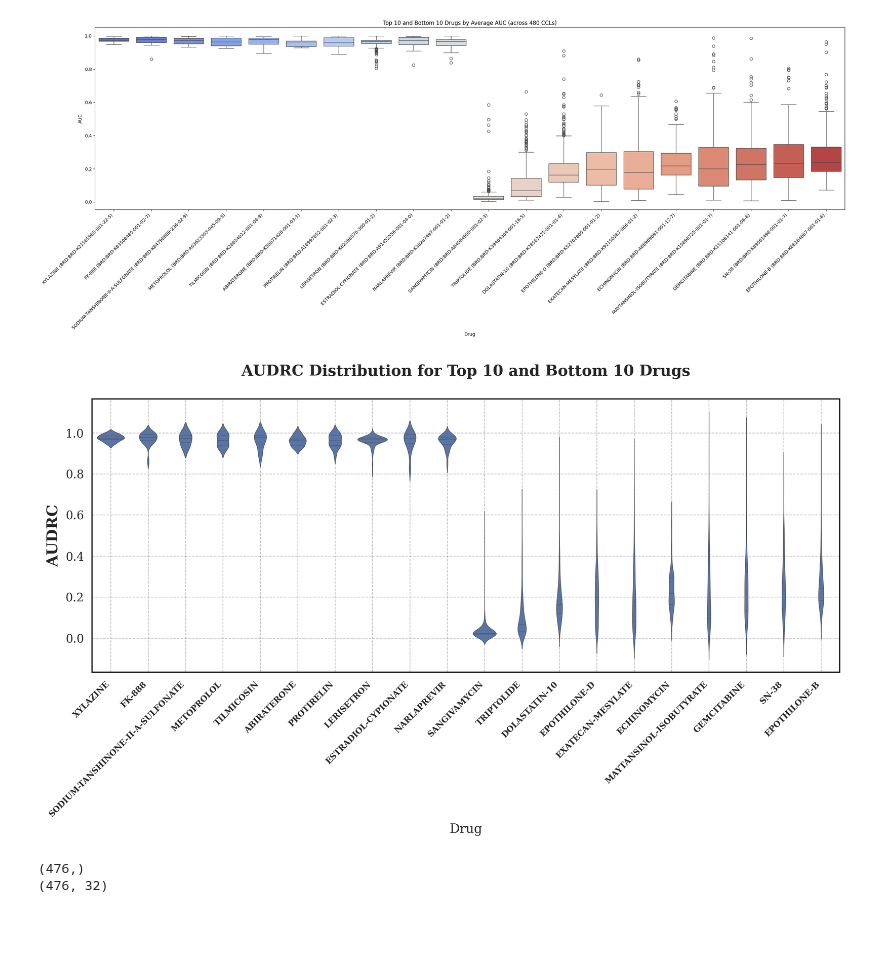
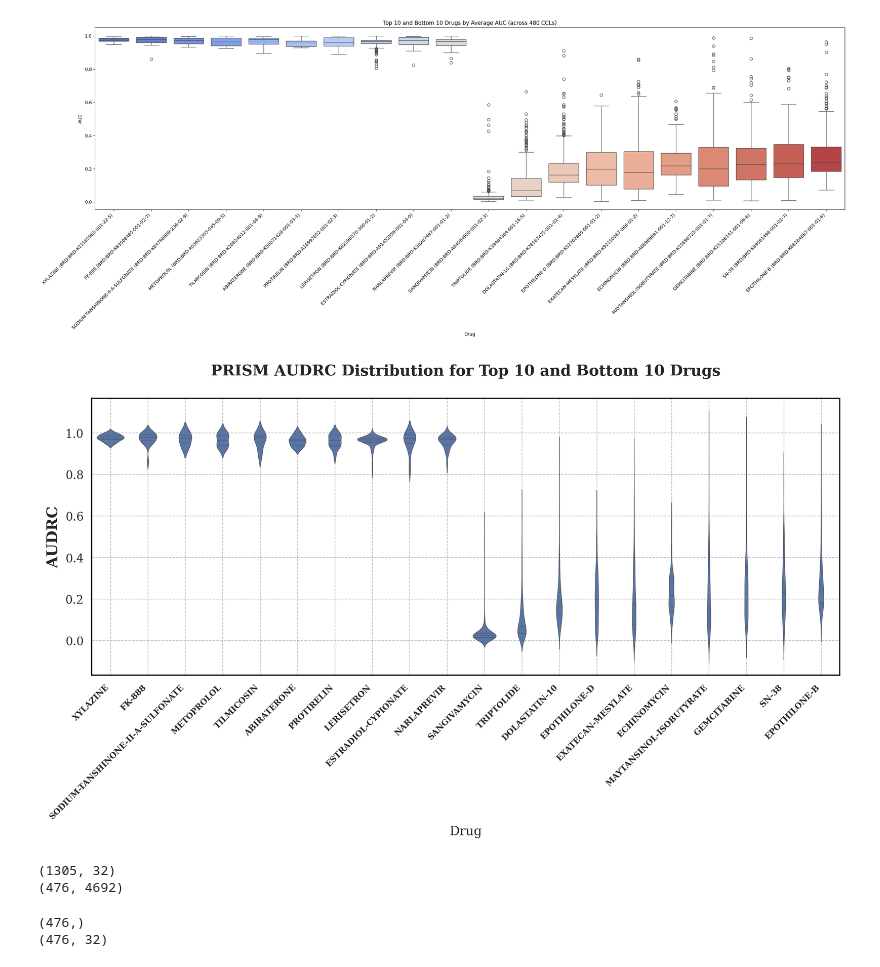
Before and after one commit to chiu-kai/ESPF_OMICS, a Jupyter notebook: utils/find_common_CCLEsample_for_PRISMtest.ipynb, the cells around one changed output. Drawn from its saved outputs; the diff is of its cells as text; code cells hidden in the pictures; blank space fills up the shorter version.

```diff
--- a/utils/find_common_CCLEsample_for_PRISMtest.ipynb
+++ b/utils/find_common_CCLEsample_for_PRISMtest.ipynb
@@ -93,7 +358,7 @@ plt.rcParams["font.family"] = "serif"
 
 # Load data
 AUC_df = pd.read_csv(
-    "/root/data/no_Imputation_PRISM_Repurposing_Secondary_Screen_data/Drug_sensitivity_AUC_(PRISM_Repurposing_Secondary_Screen)_subsetted.csv",
+    "/root/data/no_Imputation_PRISM_Repurposing_Secondary_Screen_data/Drug_sensitivity_AUC_(PRISM_Repurposing_Secondary_Screen)_subsetted_NOrepeat.csv",
     sep=',', index_col=0
 )
 
@@ -117,33 +382,48 @@ melted_df['Drug'] = melted_df['Drug'].str.replace(r"\s*\(.*?\)", "", regex=True)
 # Create violin plot
 plt.figure(figsize=(10, 6))
 ax = sns.violinplot(data=melted_df, x='Drug', y='AUDRC', inner='quartile')
 
 # Customize grid
 plt.grid(True, which='both', axis='y', linestyle='--', linewidth=0.6, color='gray', alpha=0.5)
 plt.grid(True, which='both', axis='x', linestyle='--', linewidth=0.6, color='gray', alpha=0.5)
 # Customize axes spines (plot edges)
 ax.spines['top'].set_visible(True)
 ax.spines['right'].set_visible(True)
 ax.spines['bottom'].set_visible(True)
 ax.spines['left'].set_visible(True)
 ax.spines['top'].set_color('black')
 ax.spines['right'].set_color('black')
 ax.spines['bottom'].set_color('black')
 ax.spines['left'].set_color('black')
 ax.spines['top'].set_linewidth(1)
 ax.spines['right'].set_linewidth(1)
 ax.spines['bottom'].set_linewidth(1)
 ax.spines['left'].set_linewidth(1)
 
 # Rotate x-axis labels
 plt.xticks(rotation=45, ha='right',fontsize=7,fontweight='bold')
 plt.ylabel('AUDRC', fontsize=13,fontweight='bold')
 # Set title
-plt.title('AUDRC Distribution for Top 10 and Bottom 10 Drugs', pad=20,fontsize=13,fontweight='bold')
+plt.title('PRISM AUDRC Distribution for Top 10 and Bottom 10 Drugs', pad=20,fontsize=13,fontweight='bold')
 # Ensure tight layout
 plt.tight_layout()
 # Show plot
 plt.show()
 # %% [output]
-[figure, old version]
+[figure, new version]
+# %%
+import pickle
+with open(f"../../data/DAPL/share/pretrain/VAE_w10SC/ccle_latent_results.pkl", 'rb') as f:
+    latent_dict = pickle.load(f)
+    CCLEexp_df = pd.DataFrame(latent_dict).T
+    print(CCLEexp_df.shape)
+# df1426 = pd.read_csv(f"../../data/DAPL/share/ccle_uq1000_feature_sorted.csv", sep=',', index_col=0)
+df4692 = pd.read_csv(f"../../data/CCLE/CCLE_exp_476samples_4692genes.csv", sep=',', index_col=0)
+# dfRow= pd.read_csv(f"../../data/CCLE/Expression_Public_23Q4_subsetted.csv", sep=',', index_col=0)
+# print(df1426.shape)
+print(df4692.shape)
+# print(dfRow.shape)
+# %% [output]
+(1305, 32)
+(476, 4692)
 # %%
```
Also changed, not shown: parts of 17 cells of this notebook, 3 other files.
